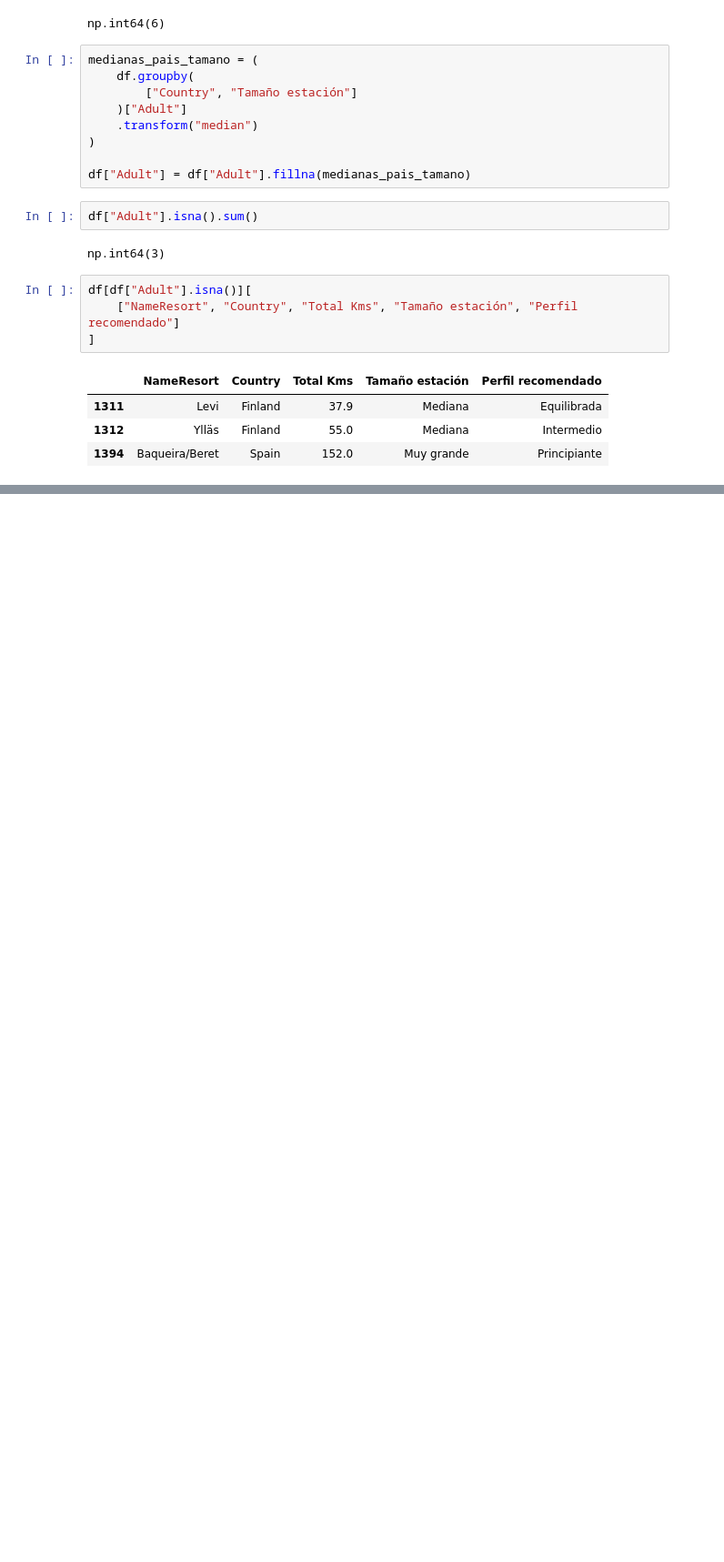
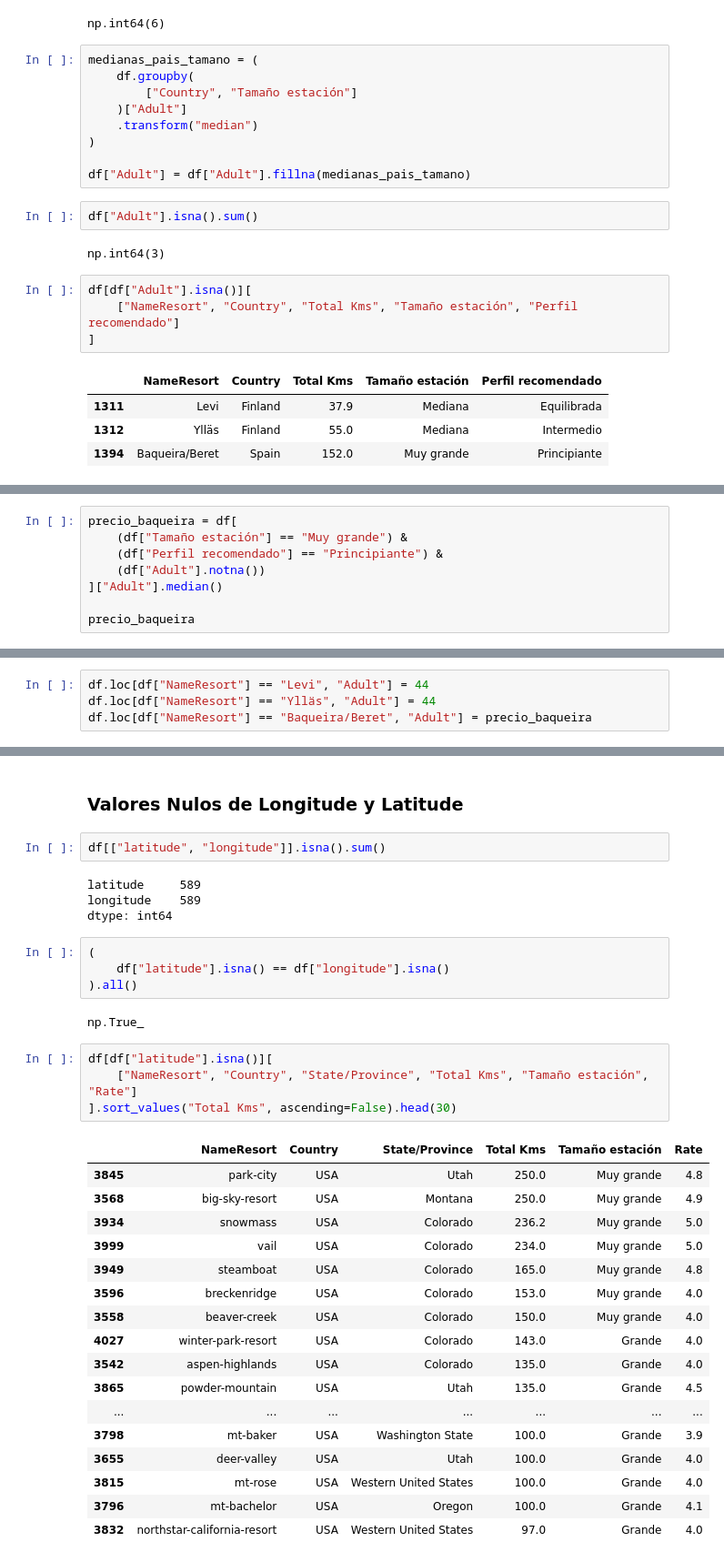
Before and after one commit to contactodiegovega/Ski-Resort-Analysis, a Jupyter notebook: notebooks/preprocesamiento.ipynb, the cells around one changed output, grey strips where cells are left out. Shown at 91% size. Cells and saved outputs as stored; diff of their text form; blank space fills up the shorter version.

```diff
--- a/notebooks/preprocesamiento.ipynb
+++ b/notebooks/preprocesamiento.ipynb
@@ -1322,0 +1382,8 @@ df[df["Adult"].isna()][
+# %%
+precio_baqueira = df[
+    (df["Tamaño estación"] == "Muy grande") &
+    (df["Perfil recomendado"] == "Principiante") &
+    (df["Adult"].notna())
+]["Adult"].median()
+
+precio_baqueira
@@ -1322,0 +1392,4 @@ df[df["Adult"].isna()][
+# %%
+df.loc[df["NameResort"] == "Levi", "Adult"] = 44
+df.loc[df["NameResort"] == "Ylläs", "Adult"] = 44
+df.loc[df["NameResort"] == "Baqueira/Beret", "Adult"] = precio_baqueira
@@ -1322,0 +1438,36 @@ df[df["Adult"].isna()][
+# %% [markdown]
+### Valores Nulos de Longitude y Latitude
+# %%
+df[["latitude", "longitude"]].isna().sum()
+# %% [output]
+latitude     589
+longitude    589
+dtype: int64
+# %%
+(
+    df["latitude"].isna() == df["longitude"].isna()
+).all()
+# %% [output]
+np.True_
+# %%
+df[df["latitude"].isna()][
+    ["NameResort", "Country", "State/Province", "Total Kms", "Tamaño estación", "Rate"]
+].sort_values("Total Kms", ascending=False).head(30)
+# %% [output]
+|  | NameResort | Country | State/Province | Total Kms | Tamaño estación | Rate |
+| 3845 | park-city | USA | Utah | 250.0 | Muy grande | 4.8 |
+| 3568 | big-sky-resort | USA | Montana | 250.0 | Muy grande | 4.9 |
+| 3934 | snowmass | USA | Colorado | 236.2 | Muy grande | 5.0 |
+| 3999 | vail | USA | Colorado | 234.0 | Muy grande | 5.0 |
+| 3949 | steamboat | USA | Colorado | 165.0 | Muy grande | 4.8 |
+| 3596 | breckenridge | USA | Colorado | 153.0 | Muy grande | 4.0 |
+| 3558 | beaver-creek | USA | Colorado | 150.0 | Muy grande | 4.0 |
+| 4027 | winter-park-resort | USA | Colorado | 143.0 | Grande | 4.0 |
+| 3542 | aspen-highlands | USA | Colorado | 135.0 | Grande | 4.0 |
+| 3865 | powder-mountain | USA | Utah | 135.0 | Grande | 4.5 |
+| ... | ... | ... | ... | ... | ... | ... |
+| 3798 | mt-baker | USA | Washington State | 100.0 | Grande | 3.9 |
+| 3655 | deer-valley | USA | Utah | 100.0 | Grande | 4.0 |
+| 3815 | mt-rose | USA | Western United States | 100.0 | Grande | 4.0 |
+| 3796 | mt-bachelor | USA | Oregon | 100.0 | Grande | 4.1 |
+| 3832 | northstar-california-resort | USA | Western United States | 97.0 | Grande | 4.0 |
```
Also changed, not shown: parts of 37 cells of this notebook.
